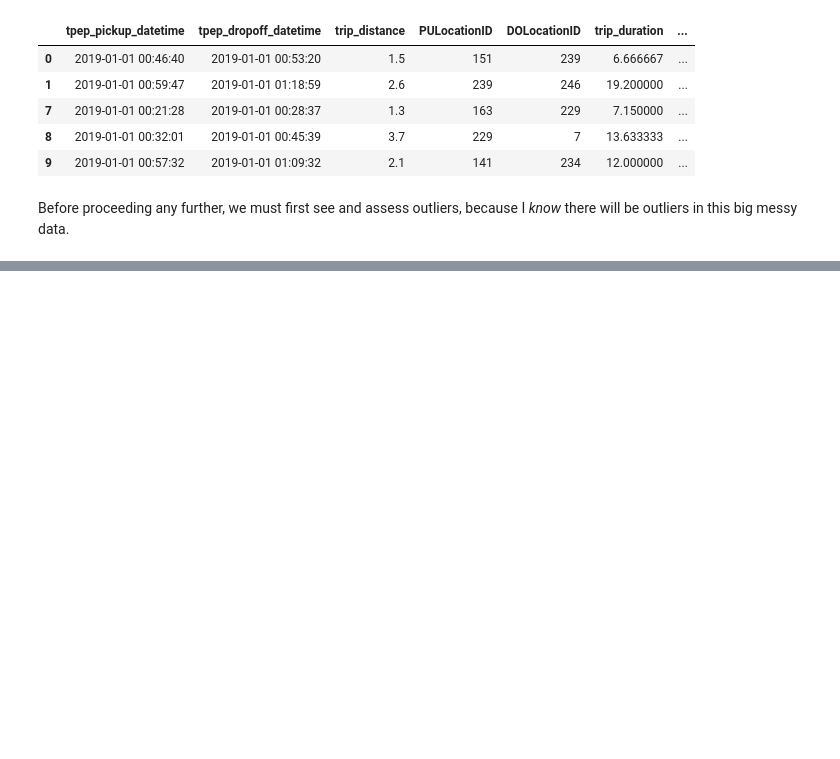
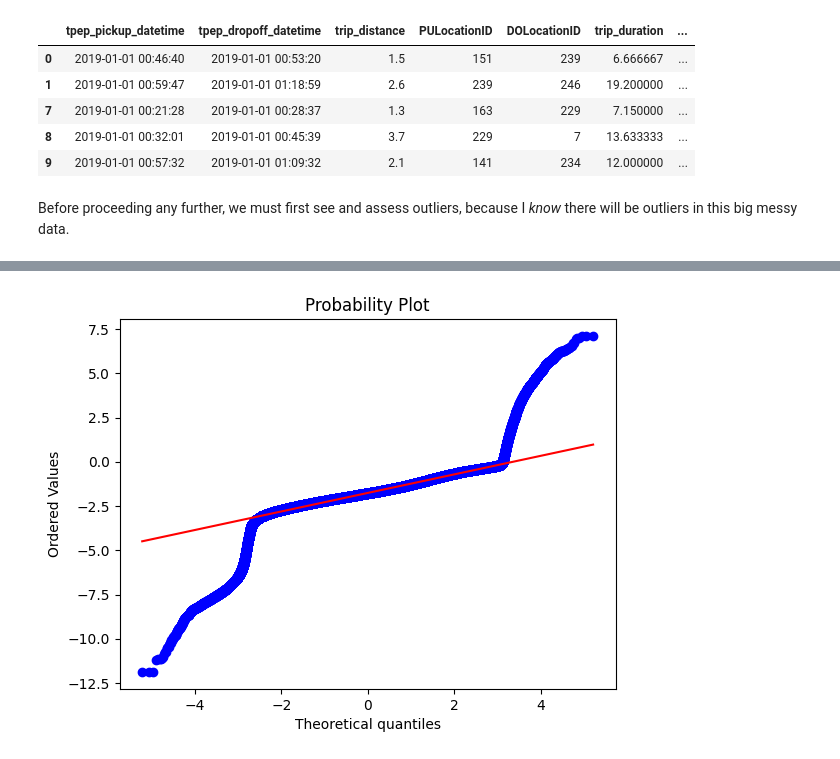
Before and after one commit to MAST30034-Applied-Data-Science/mast30034-project-1-aeross, a Jupyter notebook: notebooks/preprocess.ipynb, the cells around one changed output, grey strips where cells are left out. Saved outputs shown, nothing was run; the diff lists cells and outputs as text; code cells hidden in the pictures; blank space fills up the shorter version.

```diff
--- a/notebooks/preprocess.ipynb
+++ b/notebooks/preprocess.ipynb
@@ -302,0 +302,14 @@ speed_data
+# %%
+# After looking at the graph and converting the approximate average value to km/h, it is then starting to look logical with the
+# average speed value around 20km/h. Now, from here, although the 1.5 * IQR value method to find outliers is not perfect,
+# I'd say it is the best, fastest, and simplest method because the distribution of the data is unknown (no, the data is NOT
+# normally distributed, proof below).
+avg_speed = pdf2["log_avg_speed"].to_numpy()
+
+from scipy import stats
+import pylab
+
+stats.probplot(avg_speed, dist="norm", plot=pylab)
+pylab.show()
+# %% [output]
+[figure, added]
```
Also changed, not shown: parts of 15 cells of this notebook.
